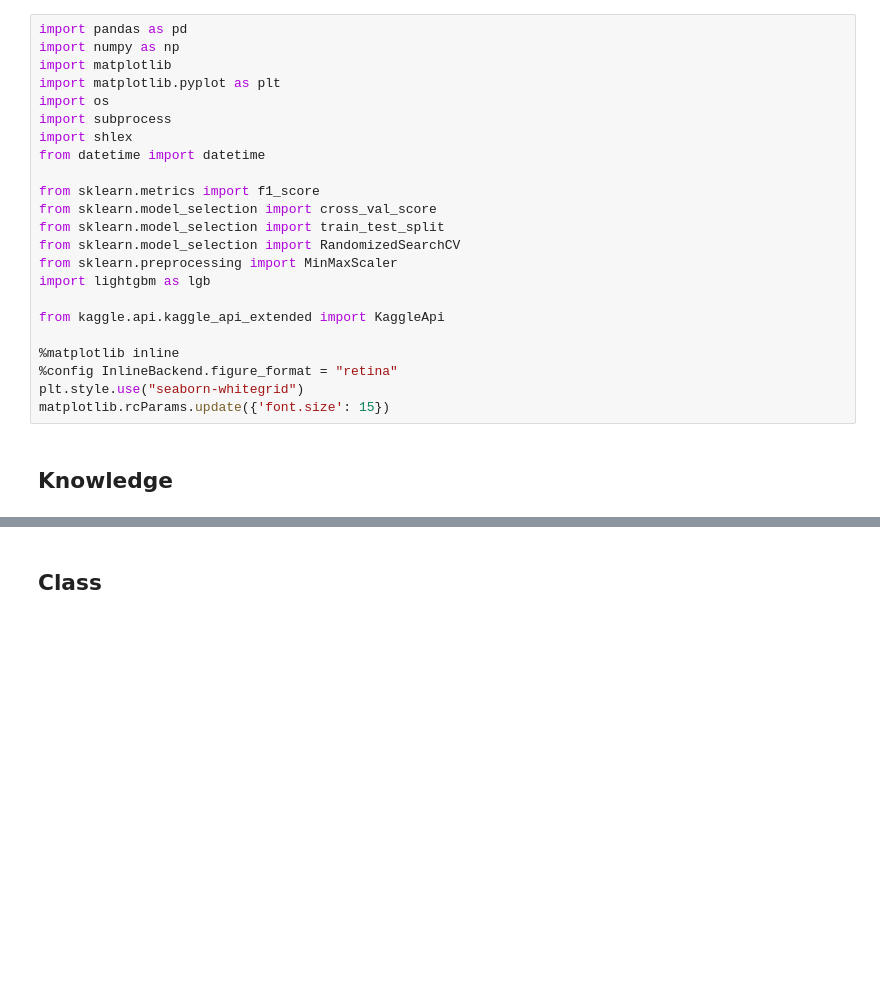
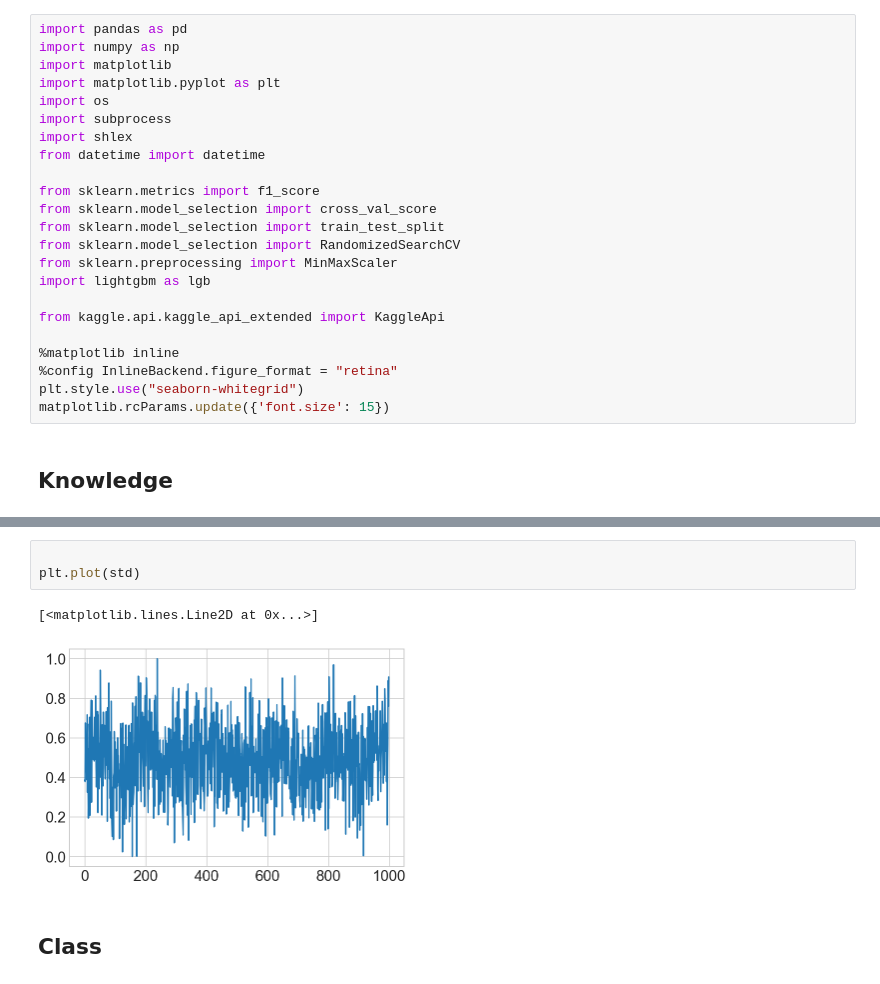
Before and after one commit to geraldgong/Kaggle_Ion, a Jupyter notebook: ion_channels.ipynb, the cells around one changed output, grey strips where cells are left out. Drawn from its saved outputs; the diff is of its cells as text; blank space fills up the shorter version.

```diff
--- a/ion_channels.ipynb
+++ b/ion_channels.ipynb
@@ -55,3 +82,9 @@ Take away:
+# %%
+
+plt.plot(std)
+# %% [output]
+[<matplotlib.lines.Line2D at 0x...>]
+[figure, added]
 # %% [markdown]
 ## Class
 # %%
```
Also changed, not shown: parts of 11 cells of this notebook, 3 other files.
